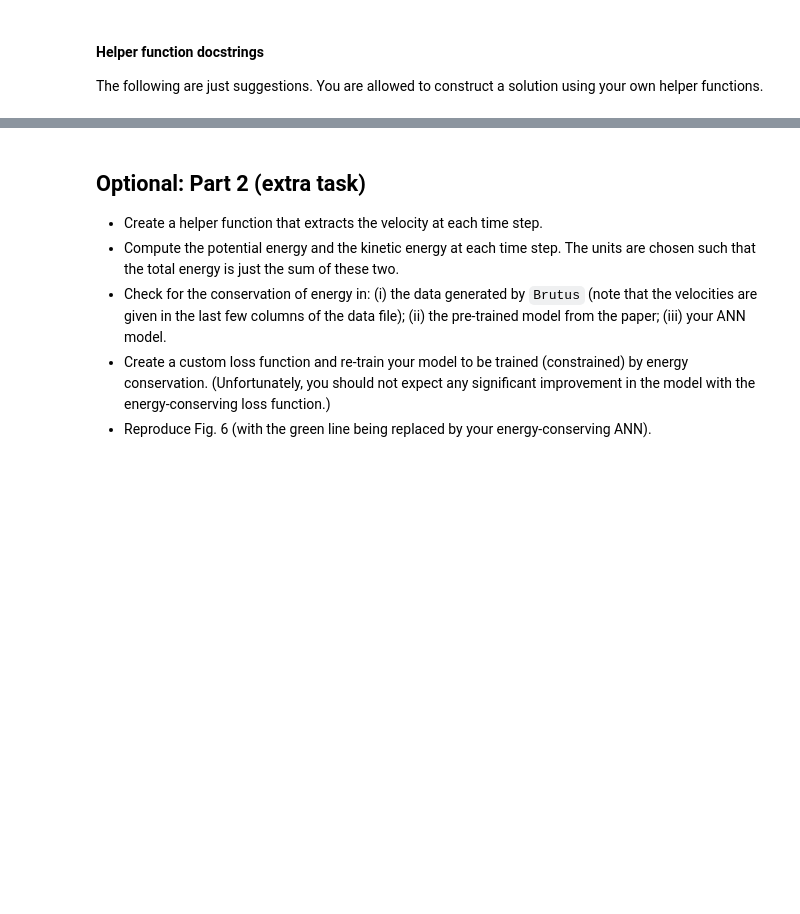
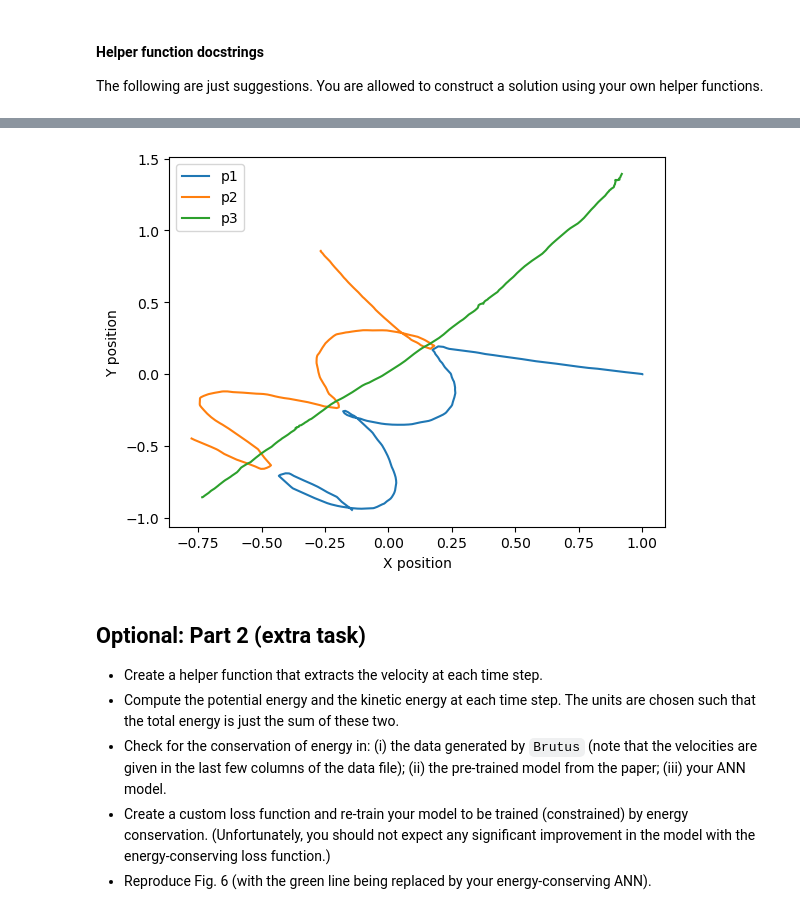
Before and after one commit to wonder-coconut/tif285_project_2, a Jupyter notebook: TIF285_Project2.ipynb, the cells around one changed output, grey strips where cells are left out. Saved outputs shown, nothing was run; the diff lists cells and outputs as text; code cells hidden in the pictures; blank space fills up the shorter version.

```diff
--- a/TIF285_Project2.ipynb
+++ b/TIF285_Project2.ipynb
@@ -111,3 +111,7 @@ print(data.shape)
 # %% [markdown]
 #### Helper function docstrings
 The following are just suggestions. You are allowed to construct a solution using your own helper functions.
+# %%
+#importing existing model
+pre_trained_model = keras.models.load_model("Breen_NN_project2.keras")
+pre_trained_model.summary()
@@ -311,0 +381,2 @@ predictions = three_body_model.predict(test_x_validate)
+# %%
+model_preds = pre_trained_model.predict(data_x_train[0])
@@ -312,3 +385,8 @@ predictions = three_body_model.predict(test_x_validate)
+# %%
+model_traj = get_trajectories(model_preds)
+cx = plot_trajectories(model_traj[0],model_traj[1],model_traj[2])
+# %% [output]
+[figure, added]
 # %% [markdown]
 ## Optional: Part 2 (extra task)
 * Create a helper function that extracts the velocity at each time step.
```
Also changed, not shown: parts of 15 cells of this notebook.
